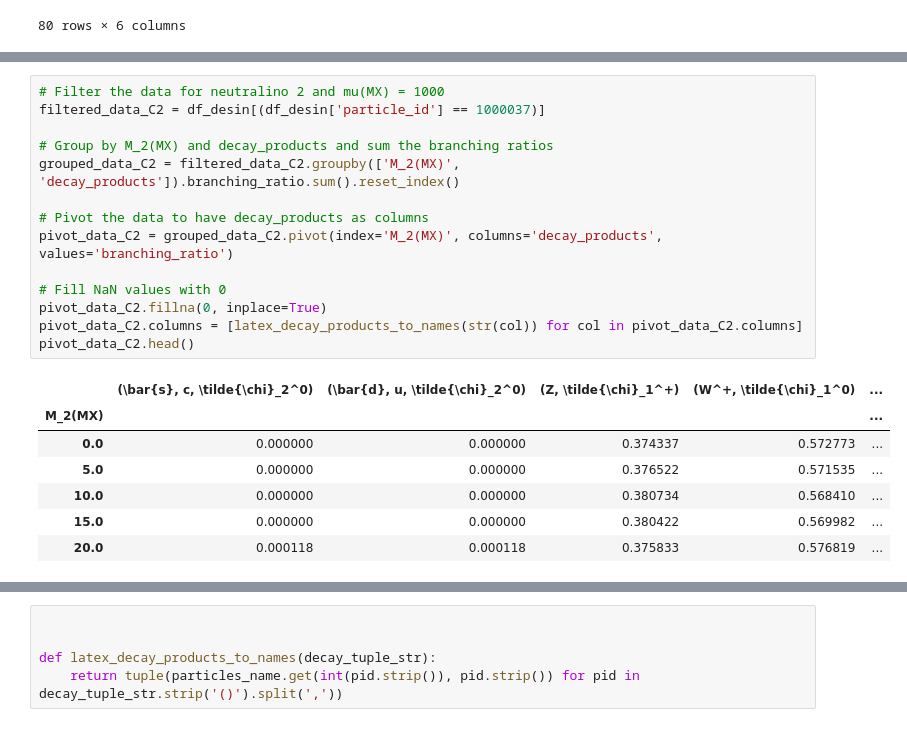
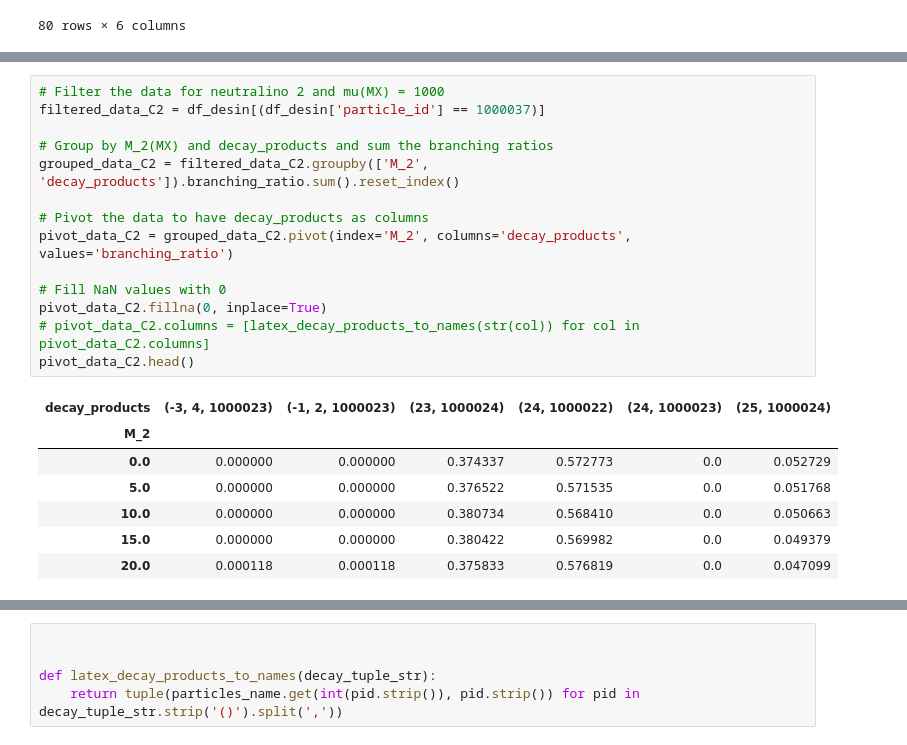
Before and after one commit to Ryudoro/softsusy, a Jupyter notebook: analysis/figure2.ipynb, the cells around one changed output, grey strips where cells are left out. Drawn from its saved outputs; the diff is of its cells as text.

```diff
--- a/analysis/figure2.ipynb
+++ b/analysis/figure2.ipynb
@@ -45,25 +51,25 @@ KeyError: 'M_2(MX)'
 # %%
 # Filter the data for neutralino 2 and mu(MX) = 1000
 filtered_data_C2 = df_desin[(df_desin['particle_id'] == 1000037)]
 
 # Group by M_2(MX) and decay_products and sum the branching ratios
-grouped_data_C2 = filtered_data_C2.groupby(['M_2(MX)', 'decay_products']).branching_ratio.sum().reset_index()
+grouped_data_C2 = filtered_data_C2.groupby(['M_2', 'decay_products']).branching_ratio.sum().reset_index()
 
 # Pivot the data to have decay_products as columns
-pivot_data_C2 = grouped_data_C2.pivot(index='M_2(MX)', columns='decay_products', values='branching_ratio')
+pivot_data_C2 = grouped_data_C2.pivot(index='M_2', columns='decay_products', values='branching_ratio')
 
 # Fill NaN values with 0
 pivot_data_C2.fillna(0, inplace=True)
-pivot_data_C2.columns = [latex_decay_products_to_names(str(col)) for col in pivot_data_C2.columns]
+# pivot_data_C2.columns = [latex_decay_products_to_names(str(col)) for col in pivot_data_C2.columns]
 pivot_data_C2.head()
 # %% [output]
-|  | (\bar{s}, c, \tilde{\chi}_2^0) | (\bar{d}, u, \tilde{\chi}_2^0) | (Z, \tilde{\chi}_1^+) | (W^+, \tilde{\chi}_1^0) | ... |
-| M_2(MX) |  |  |  |  | ... |
-| 0.0 | 0.000000 | 0.000000 | 0.374337 | 0.572773 | ... |
-| 5.0 | 0.000000 | 0.000000 | 0.376522 | 0.571535 | ... |
-| 10.0 | 0.000000 | 0.000000 | 0.380734 | 0.568410 | ... |
-| 15.0 | 0.000000 | 0.000000 | 0.380422 | 0.569982 | ... |
-| 20.0 | 0.000118 | 0.000118 | 0.375833 | 0.576819 | ... |
+| decay_products | (-3, 4, 1000023) | (-1, 2, 1000023) | (23, 1000024) | (24, 1000022) | (24, 1000023) | (25, 1000024) |
+| M_2 |  |  |  |  |  |  |
+| 0.0 | 0.000000 | 0.000000 | 0.374337 | 0.572773 | 0.0 | 0.052729 |
+| 5.0 | 0.000000 | 0.000000 | 0.376522 | 0.571535 | 0.0 | 0.051768 |
+| 10.0 | 0.000000 | 0.000000 | 0.380734 | 0.568410 | 0.0 | 0.050663 |
+| 15.0 | 0.000000 | 0.000000 | 0.380422 | 0.569982 | 0.0 | 0.049379 |
+| 20.0 | 0.000118 | 0.000118 | 0.375833 | 0.576819 | 0.0 | 0.047099 |
 # %%
 plot(pivot_data_C2, 2000, 100, 10, r'Branching ratios of $\tilde{\chi}_2^\pm$ with respect to $M_2$', '-')
 # %% [output]
```
Also changed, not shown: parts of 3 cells of this notebook.
